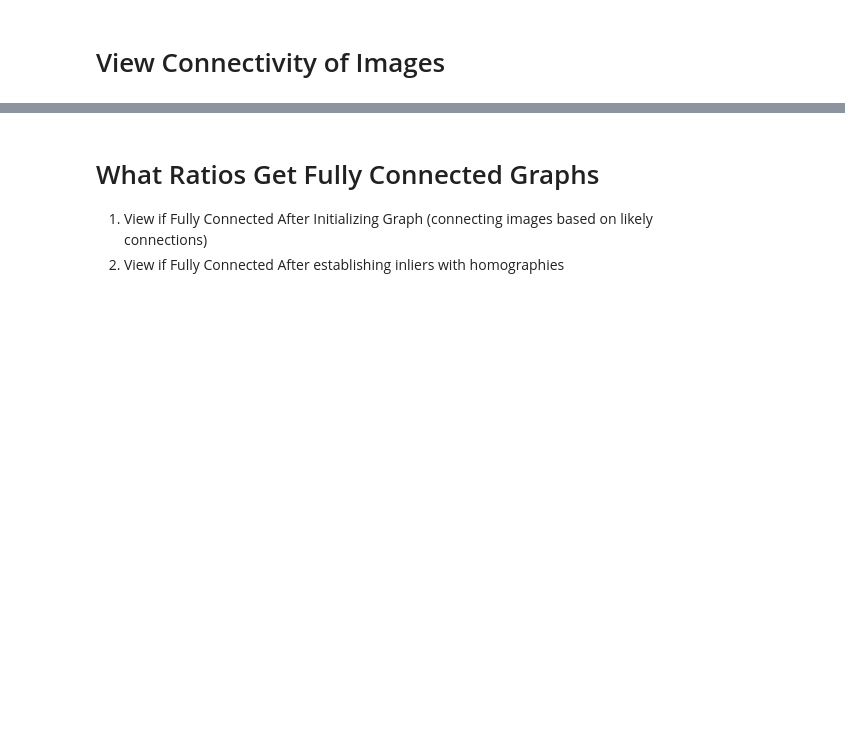
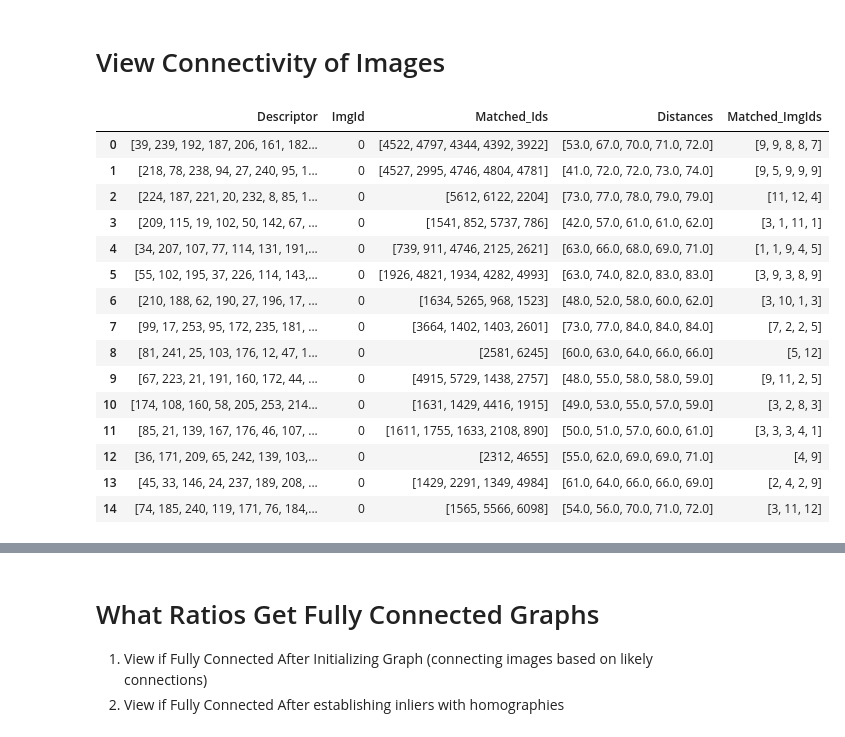
Before and after one commit to GCSchmidt/local-image-features-apps, a Jupyter notebook: src/image_stitching/model_experiments.ipynb, the cells around one changed output, grey strips where cells are left out. Cells and saved outputs as stored; diff of their text form; code cells hidden in the pictures; blank space fills up the shorter version.

```diff
--- a/src/image_stitching/model_experiments.ipynb
+++ b/src/image_stitching/model_experiments.ipynb
@@ -20,0 +17,19 @@ Pano.keep_top_n_matches(5)
+# %%
+Pano.matching_df[0:15]
+# %% [output]
+|  | Descriptor | ImgId | Matched_Ids | Distances | Matched_ImgIds |
+| 0 | [39, 239, 192, 187, 206, 161, 182... | 0 | [4522, 4797, 4344, 4392, 3922] | [53.0, 67.0, 70.0, 71.0, 72.0] | [9, 9, 8, 8, 7] |
+| 1 | [218, 78, 238, 94, 27, 240, 95, 1... | 0 | [4527, 2995, 4746, 4804, 4781] | [41.0, 72.0, 72.0, 73.0, 74.0] | [9, 5, 9, 9, 9] |
+| 2 | [224, 187, 221, 20, 232, 8, 85, 1... | 0 | [5612, 6122, 2204] | [73.0, 77.0, 78.0, 79.0, 79.0] | [11, 12, 4] |
+| 3 | [209, 115, 19, 102, 50, 142, 67, ... | 0 | [1541, 852, 5737, 786] | [42.0, 57.0, 61.0, 61.0, 62.0] | [3, 1, 11, 1] |
+| 4 | [34, 207, 107, 77, 114, 131, 191,... | 0 | [739, 911, 4746, 2125, 2621] | [63.0, 66.0, 68.0, 69.0, 71.0] | [1, 1, 9, 4, 5] |
+| 5 | [55, 102, 195, 37, 226, 114, 143,... | 0 | [1926, 4821, 1934, 4282, 4993] | [63.0, 74.0, 82.0, 83.0, 83.0] | [3, 9, 3, 8, 9] |
+| 6 | [210, 188, 62, 190, 27, 196, 17, ... | 0 | [1634, 5265, 968, 1523] | [48.0, 52.0, 58.0, 60.0, 62.0] | [3, 10, 1, 3] |
+| 7 | [99, 17, 253, 95, 172, 235, 181, ... | 0 | [3664, 1402, 1403, 2601] | [73.0, 77.0, 84.0, 84.0, 84.0] | [7, 2, 2, 5] |
+| 8 | [81, 241, 25, 103, 176, 12, 47, 1... | 0 | [2581, 6245] | [60.0, 63.0, 64.0, 66.0, 66.0] | [5, 12] |
+| 9 | [67, 223, 21, 191, 160, 172, 44, ... | 0 | [4915, 5729, 1438, 2757] | [48.0, 55.0, 58.0, 58.0, 59.0] | [9, 11, 2, 5] |
+| 10 | [174, 108, 160, 58, 205, 253, 214... | 0 | [1631, 1429, 4416, 1915] | [49.0, 53.0, 55.0, 57.0, 59.0] | [3, 2, 8, 3] |
+| 11 | [85, 21, 139, 167, 176, 46, 107, ... | 0 | [1611, 1755, 1633, 2108, 890] | [50.0, 51.0, 57.0, 60.0, 61.0] | [3, 3, 3, 4, 1] |
+| 12 | [36, 171, 209, 65, 242, 139, 103,... | 0 | [2312, 4655] | [55.0, 62.0, 69.0, 69.0, 71.0] | [4, 9] |
+| 13 | [45, 33, 146, 24, 237, 189, 208, ... | 0 | [1429, 2291, 1349, 4984] | [61.0, 64.0, 66.0, 66.0, 69.0] | [2, 4, 2, 9] |
+| 14 | [74, 185, 240, 119, 171, 76, 184,... | 0 | [1565, 5566, 6098] | [54.0, 56.0, 70.0, 71.0, 72.0] | [3, 11, 12] |
```
Also changed, not shown: parts of 11 cells of this notebook.
